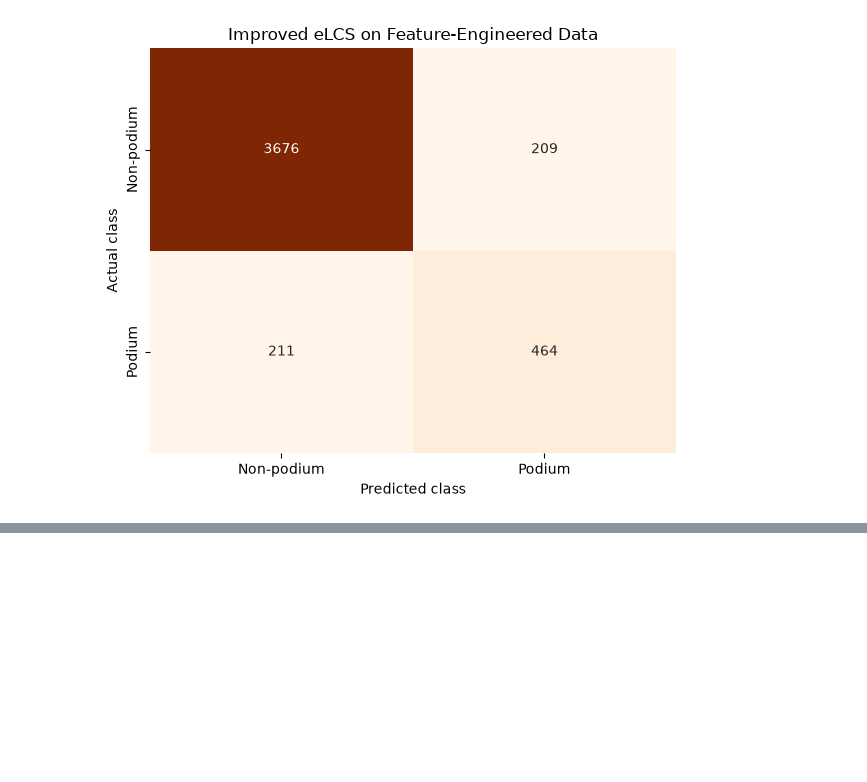
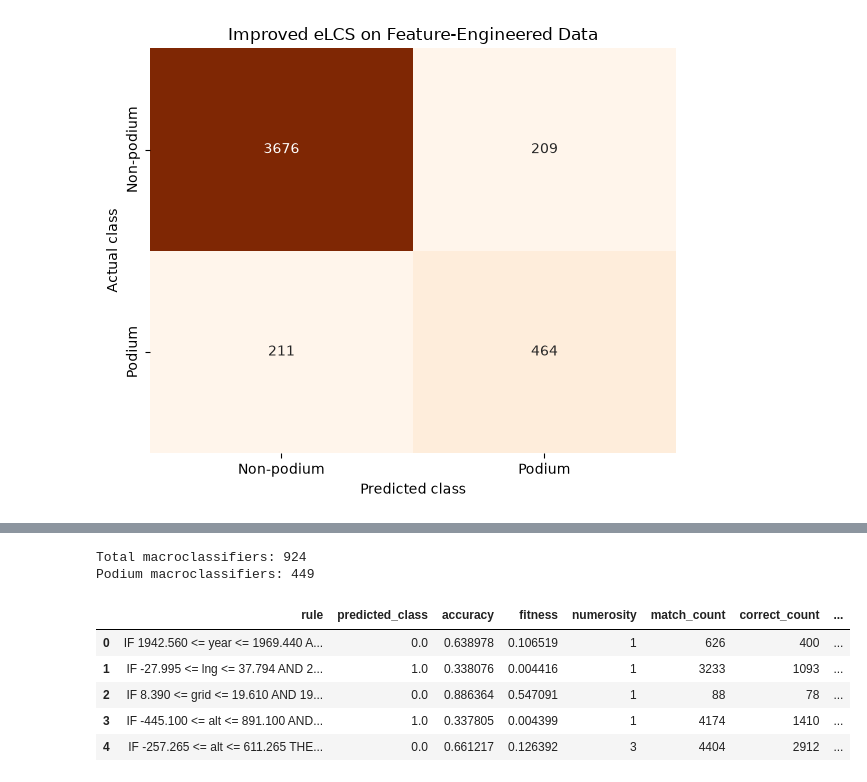
Before and after one commit to aarongoel22/Apex-Predictors-Phase-2, a Jupyter notebook: Apex_Predictors_Phase2_24257694.ipynb, the cells around one changed output, grey strips where cells are left out. Saved outputs shown, nothing was run; the diff lists cells and outputs as text; code cells hidden in the pictures; blank space fills up the shorter version.

```diff
--- a/Apex_Predictors_Phase2_24257694.ipynb
+++ b/Apex_Predictors_Phase2_24257694.ipynb
@@ -2165,0 +2792,50 @@ elcs_comparison.round(4)
+# %%
+# Convert the improved eLCS population into readable records
+learned_rule_records = [
+    convert_classifier_to_rule(
+        classifier,
+        selected_features
+    )
+    for classifier
+    in improved_elcs_model.population.popSet
+]
+
+learned_rules_df = pd.DataFrame(
+    learned_rule_records
+)
+
+# Convert the predicted class safely into a number
+learned_rules_df[
+    "predicted_class_numeric"
+] = pd.to_numeric(
+    learned_rules_df["predicted_class"],
+    errors="coerce"
+)
+
+# Keep only classifiers that predict a podium
+podium_rules_df = learned_rules_df[
+    learned_rules_df[
+        "predicted_class_numeric"
+    ].eq(1)
+].copy()
+
+print(
+    "Total macroclassifiers:",
+    len(learned_rules_df)
+)
+
+print(
+    "Podium macroclassifiers:",
+    len(podium_rules_df)
+)
+
+learned_rules_df.head()
+# %% [output]
+Total macroclassifiers: 924
+Podium macroclassifiers: 449
+|  | rule | predicted_class | accuracy | fitness | numerosity | match_count | correct_count | ... |
+| 0 | IF 1942.560 <= year <= 1969.440 A... | 0.0 | 0.638978 | 0.106519 | 1 | 626 | 400 | ... |
+| 1 | IF -27.995 <= lng <= 37.794 AND 2... | 1.0 | 0.338076 | 0.004416 | 1 | 3233 | 1093 | ... |
+| 2 | IF 8.390 <= grid <= 19.610 AND 19... | 0.0 | 0.886364 | 0.547091 | 1 | 88 | 78 | ... |
+| 3 | IF -445.100 <= alt <= 891.100 AND... | 1.0 | 0.337805 | 0.004399 | 1 | 4174 | 1410 | ... |
+| 4 | IF -257.265 <= alt <= 611.265 THE... | 0.0 | 0.661217 | 0.126392 | 3 | 4404 | 2912 | ... |
```
Also changed, not shown: parts of 18 cells of this notebook.
